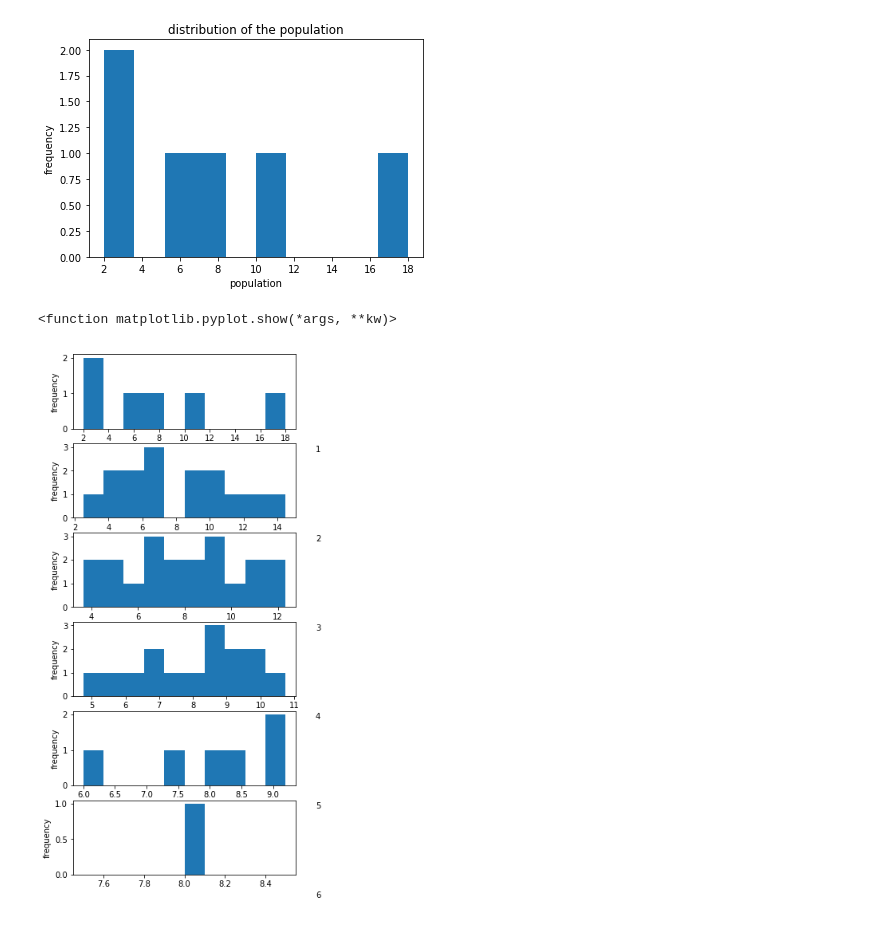
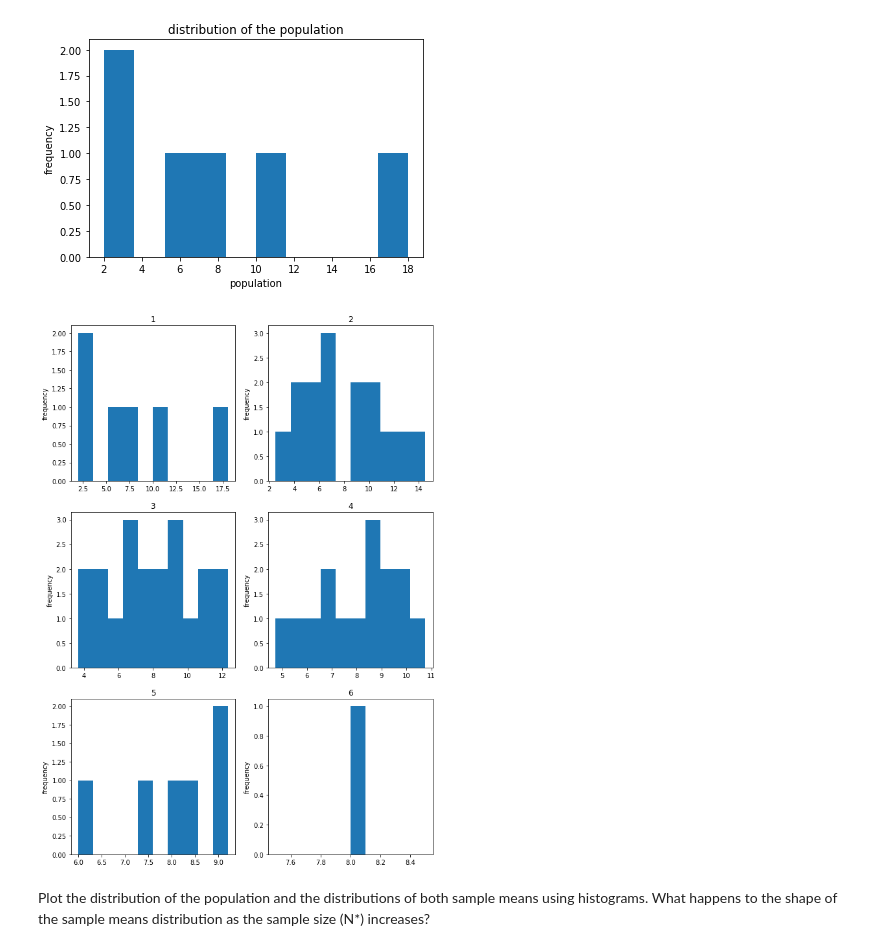
Before and after one commit to obp3ter/Data-Mining, a Jupyter notebook: Assignment_2/Assignment_2.ipynb, the cells around one changed output. Drawn from its saved outputs; the diff is of its cells as text; code cells hidden in the pictures.

```diff
--- a/Assignment_2/Assignment_2.ipynb
+++ b/Assignment_2/Assignment_2.ipynb
@@ -126,12 +125,12 @@ The new  histograms clearly show that the data has more of a bell shape, not som
 f, axarr = plt.subplots(3,4,figsize=(15,10))
 for i in range(0,3):
     for j in range(0,4):
-        axarr[i,j].scatter(adata[:,i*4+j],adata[:,11])
+        axarr[i,j].scatter(adata[:,11],adata[:,i*4+j])
         axarr[i,j].set_title(data['attributeNames'][0][i*4+j][0])
 res=[]
 for i in range (0,12):
-    res.append(stats.pearsonr(adata[i,:],adata[11]))
-    if i==9 or i==11:
+    res.append(stats.pearsonr(adata[:,i],adata[:,11]))
+    if i==11:
         print(res[i][0],"\t\t\tBetween ",data['attributeNames'][0][i][0]," and ",data['attributeNames'][0][11][0])
     else:
         print(res[i][0],"\tBetween ",data['attributeNames'][0][i][0]," and ",data['attributeNames'][0][11][0])
@@ -331,17 +379,18 @@ plt.show
 <function matplotlib.pyplot.show(*args, **kw)>
 [figure]
 # %%
-plt.figure(figsize=(5,12))
-plt.title('Means distribution')
-for i in range(1, 7) :
-    plt.subplot(610 +i)
-    x2=np.array(list(itertools.combinations(a,i)))
-    smx2=np.mean(x2,axis=1)
-    plt.xlabel(i, x=1.1)
-    plt.ylabel('frequency')
-    plt.hist(smx2)
+f, axarr = plt.subplots(3,2,figsize=(10,15))
+for i in range (0,3):
+    for j in range (0,2):
+        x2=np.array(list(itertools.combinations(a,i*2+j+1)))
+        smx2=np.mean(x2,axis=1)
+        axarr[i,j].set_title(i*2+j+1)
+        axarr[i,j].set_ylabel('frequency')
+        axarr[i,j].hist(smx2)
 
-plt.show
+plt.show()
 # %% [output]
-<function matplotlib.pyplot.show(*args, **kw)>
-[figure, old version]
+[figure, new version]
+# %% [markdown]
+Plot the distribution of the population and the distributions of both sample means using histograms.
+What happens to the shape of the sample means distribution as the sample size (N*) increases?
```
Also changed, not shown: parts of 6 cells of this notebook.
